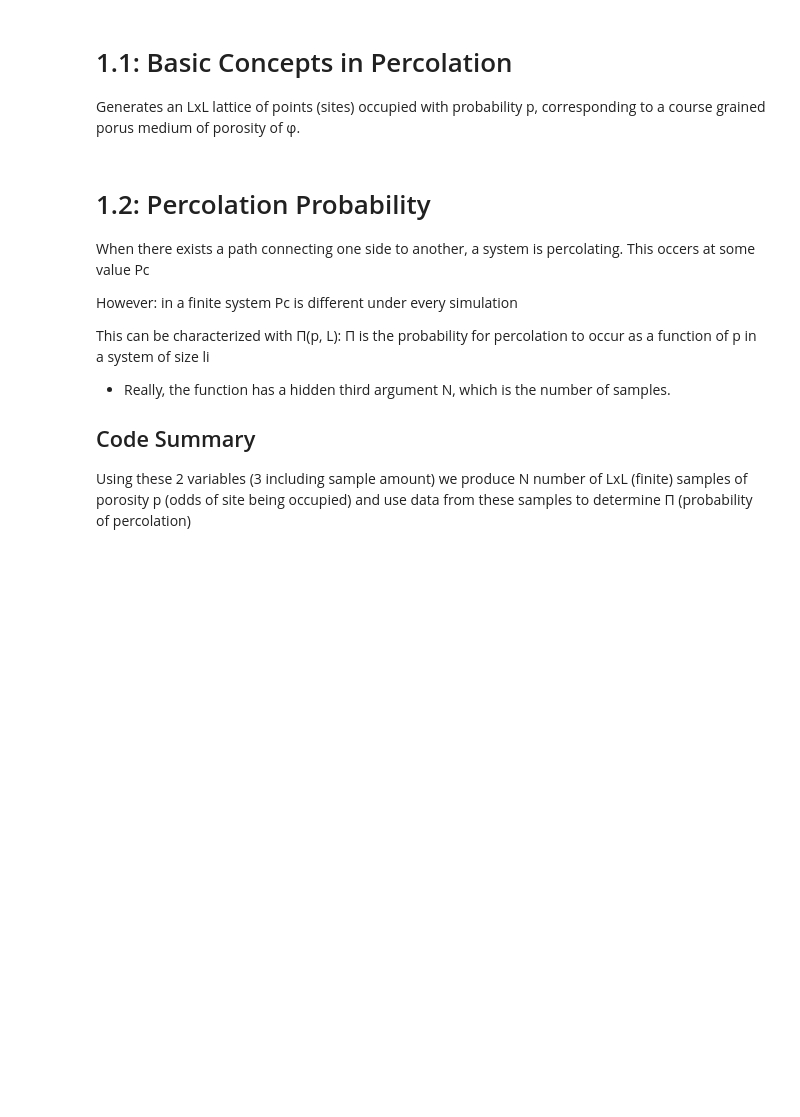
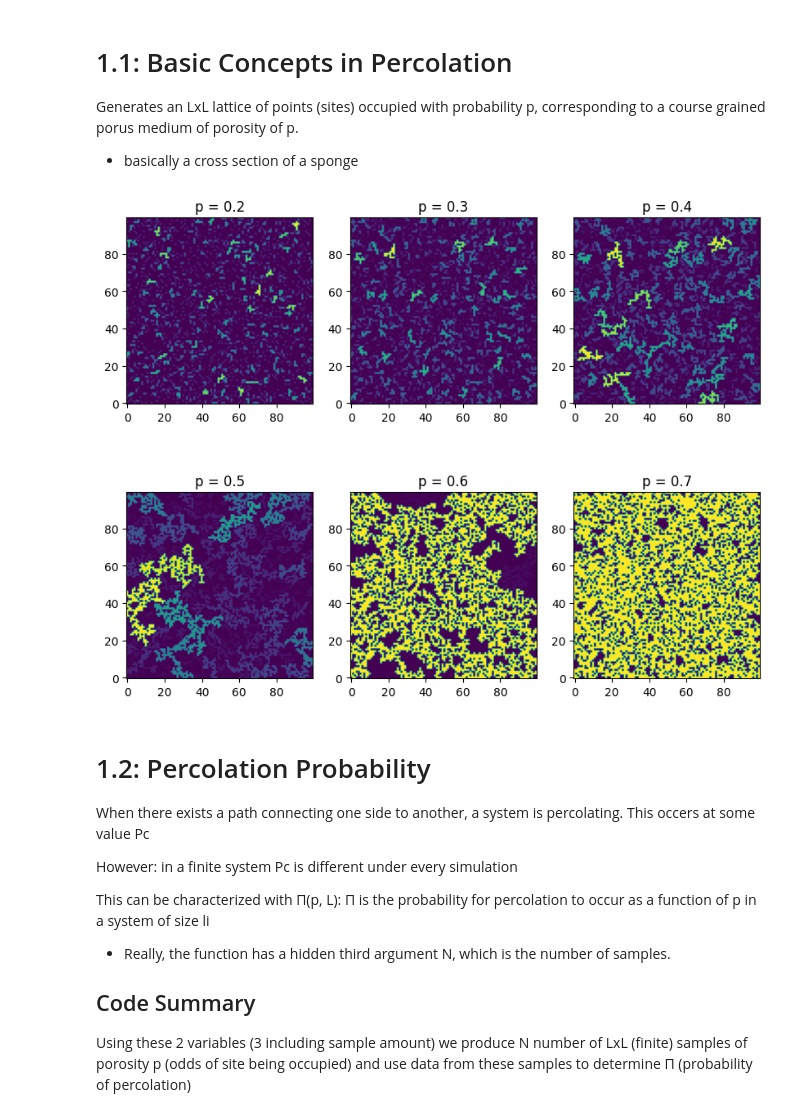
Before and after one commit to fuzzypicklz/Percolation-Theory, a Jupyter notebook: Homework/Percolation Theory Using Python.ipynb, the cells around one changed output. Drawn from its saved outputs; the diff is of its cells as text; code cells hidden in the pictures; blank space fills up the shorter version.

```diff
--- a/Homework/Percolation Theory Using Python.ipynb
+++ b/Homework/Percolation Theory Using Python.ipynb
@@ -1,24 +1,29 @@
 # %% [markdown]
 # 1.1: Basic Concepts in Percolation
 
-Generates an LxL lattice of points (sites) occupied with probability p, corresponding to a course grained porus medium of porosity of φ.
+Generates an LxL lattice of points (sites) occupied with probability p, corresponding to a course grained porus medium of porosity of p.
+
+- basically a cross section of a sponge
 # %%
 import numpy as np
 import matplotlib.pylab as plt
 from scipy.ndimage import measurements
 plt.figure(figsize=(10,8))
 L = 100
 pv = [.2,.3,.4,.5,.6,.7]
 z = np.random.rand(L,L)
 for i in range(len(pv)):
     p = pv[i]
+    m = z<p
     lw, num = measurements.label(m)
     area = measurements.sum(m, lw, index = np.arange(lw.max() + 1))
     areaImg = area[lw]
     plt.subplot(2,3,i+1)
     title = 'p = ' + str(p)
     plt.imshow(areaImg, origin='lower')
     plt.title(title)
+# %% [output]
+[figure, added]
 # %% [markdown]
 # 1.2: Percolation Probability
 
```
Also changed, not shown: parts of 1 cell of this notebook.
